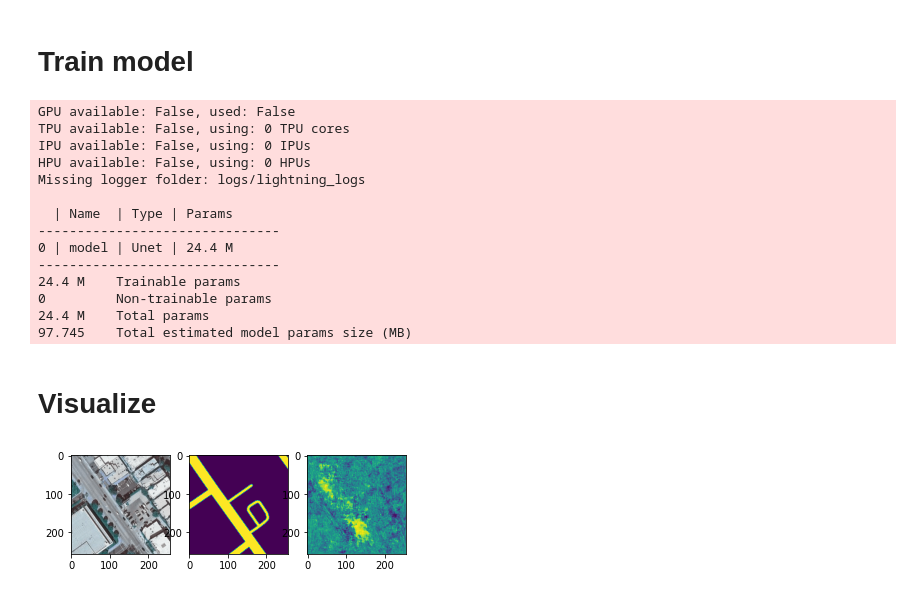
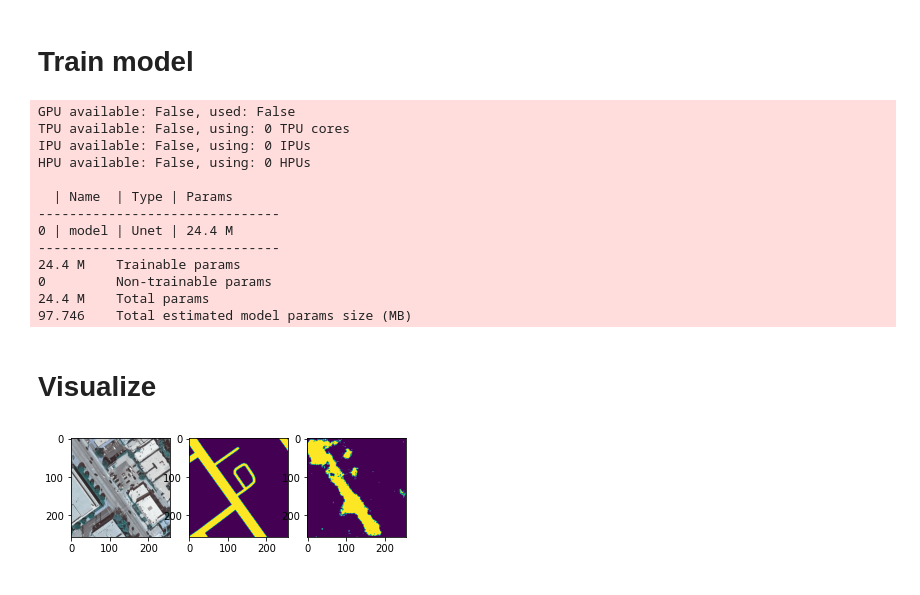
Before and after one commit to camillarhodes/CIL_Sleeplearning, a Jupyter notebook: train_example.ipynb, the cells around one changed output. Drawn from its saved outputs; the diff is of its cells as text; code cells hidden in the pictures.

```diff
--- a/train_example.ipynb
+++ b/train_example.ipynb
@@ -7,8 +7,10 @@ from datasets import get_train_val_dataloaders
 # %% [markdown]
 # Get augmentation
 # %%
-transform=get_transforms('none')
+transform=get_transforms('c')
 # %% [markdown]
 # Get data loaders
 # %%
-train_dataloader, val_dataloader = get_train_val_dataloaders(transform=transform)
+train_dataloader, val_dataloader = get_train_val_dataloaders(transform=transform, include_massachusetts=False)
+
+val_dataloader.dataset.transform = None # don't augment validation set
@@ -37,7 +37,6 @@ GPU available: False, used: False
 TPU available: False, using: 0 TPU cores
 IPU available: False, using: 0 IPUs
 HPU available: False, using: 0 HPUs
-Missing logger folder: logs/lightning_logs
 
   | Name  | Type | Params
 -------------------------------
@@ -46,18 +45,18 @@ Missing logger folder: logs/lightning_logs
 24.4 M    Trainable params
 0         Non-trainable params
 24.4 M    Total params
-97.745    Total estimated model params size (MB)
+97.746    Total estimated model params size (MB)
 # %% [markdown]
 # Visualize
 # %%
 import matplotlib.pyplot as plt
 import torch
 
 img, mask = train_dataloader.dataset[6]
-pred_mask=torch.sigmoid(model(torch.Tensor(img[None,:]))[0].detach()).numpy()
+pred_mask=model.predict(torch.Tensor(img[None,:])).detach().numpy()
 f, axarr = plt.subplots(1,3)
 _ = axarr[0].imshow(img.transpose(1,2,0))
 _ = axarr[1].imshow(mask.transpose(1,2,0))
 _ = axarr[2].imshow(pred_mask.transpose(1,2,0))
 # %% [output]
-[figure, old version]
+[figure, new version]
```
Also changed, not shown: parts of 1 cell of this notebook, 3 other files.
